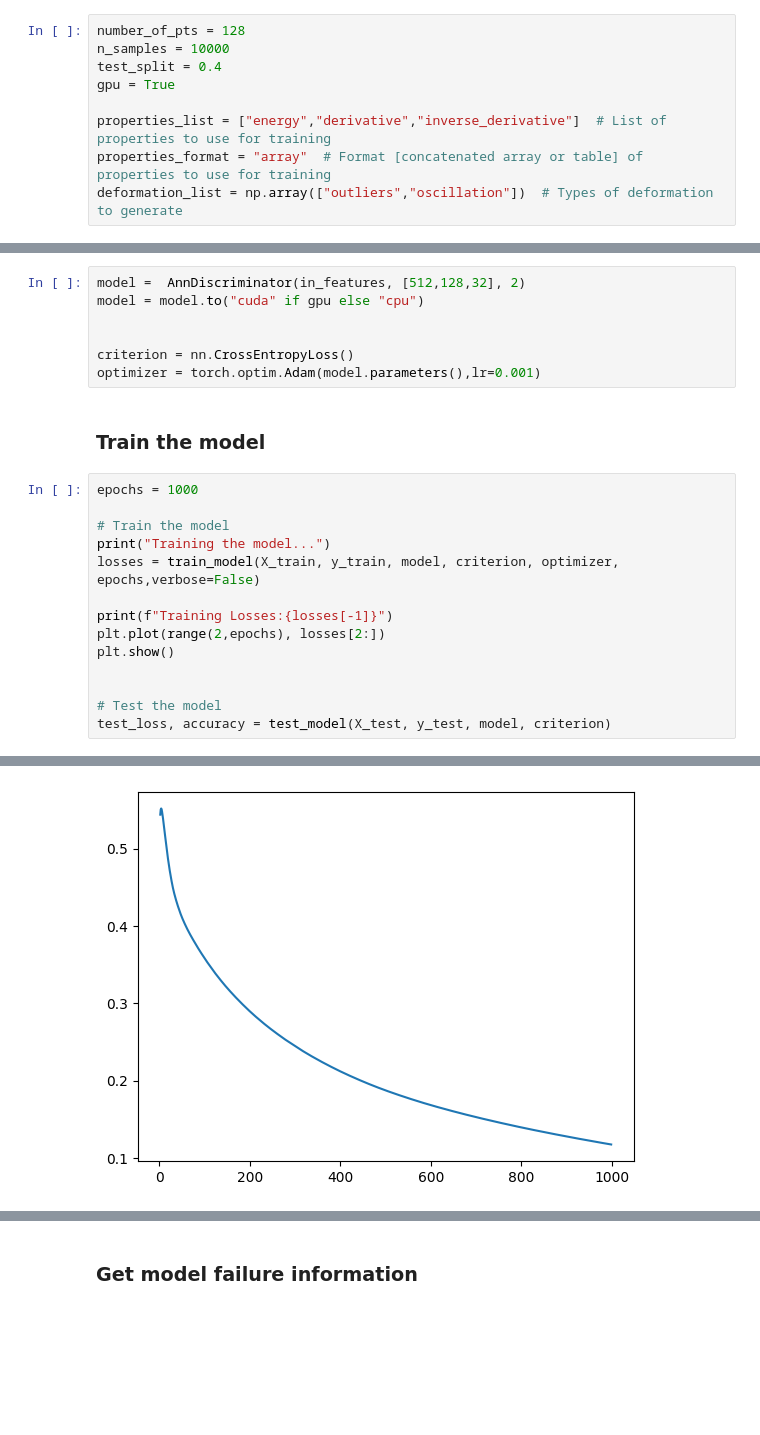
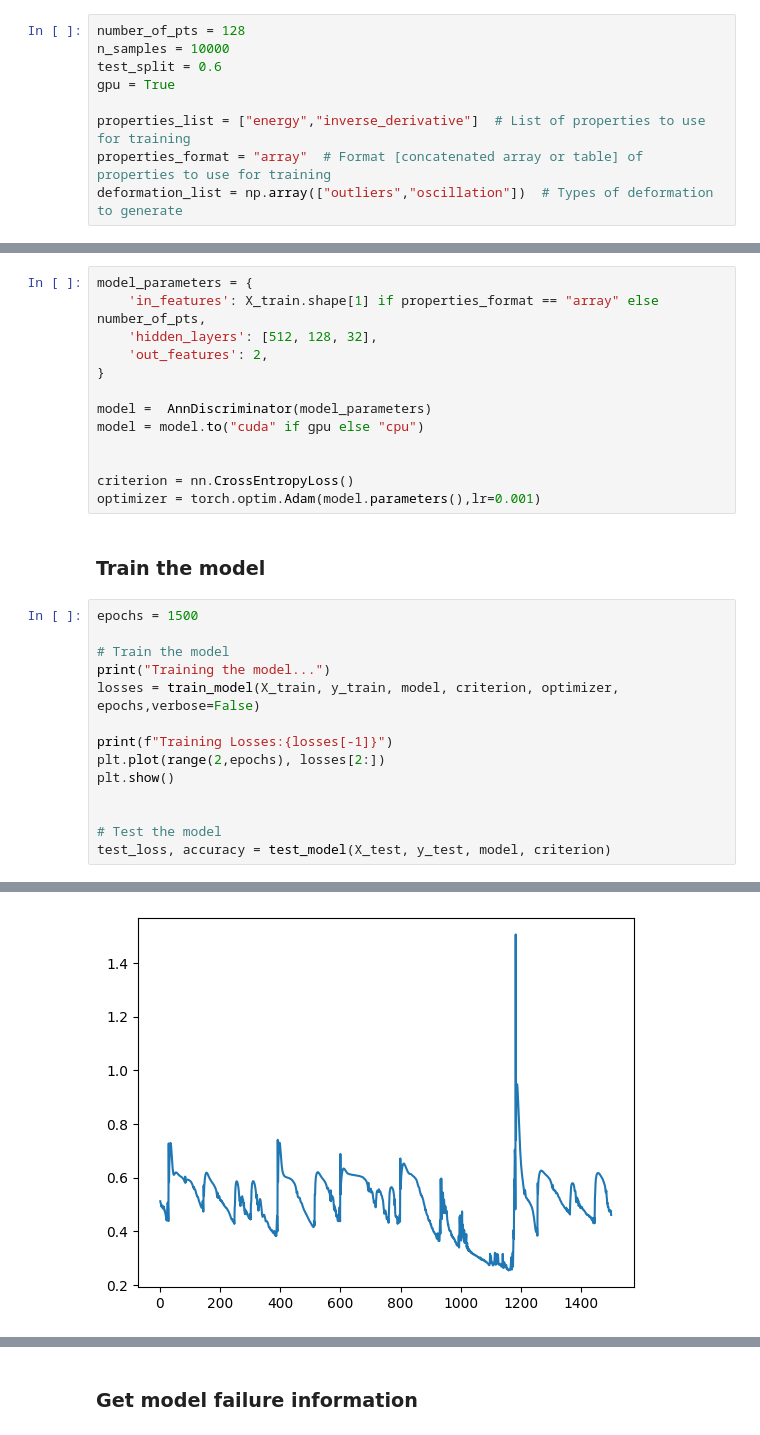
Before and after one commit to abatista-planas/PES_DL, a Jupyter notebook: scripts/main_pes_1D.ipynb, the cells around one changed output, grey strips where cells are left out. Saved outputs shown, nothing was run; the diff lists cells and outputs as text; blank space fills up the shorter version.

```diff
--- a/scripts/main_pes_1D.ipynb
+++ b/scripts/main_pes_1D.ipynb
@@ -15,10 +15,10 @@ from pes_1D.visualization import sample_visualization   # type: ignore
 # %%
 number_of_pts = 128
 n_samples = 10000
-test_split = 0.4
+test_split = 0.6
 gpu = True
 
-properties_list = ["energy","derivative","inverse_derivative"]  # List of properties to use for training
+properties_list = ["energy","inverse_derivative"]  # List of properties to use for training
 properties_format = "array"  # Format [concatenated array or table] of properties to use for training
 deformation_list = np.array(["outliers","oscillation"])  # Types of deformation to generate
 # %% [markdown]
@@ -42,7 +40,13 @@ sample_visualization(df_samples)
 # %% [markdown]
 ### Discriminator model definition
 # %%
-model =  AnnDiscriminator(in_features, [512,128,32], 2)
+model_parameters = {
+    'in_features': X_train.shape[1] if properties_format == "array" else number_of_pts,
+    'hidden_layers': [512, 128, 32],
+    'out_features': 2,
+}
+
+model =  AnnDiscriminator(model_parameters)
 model = model.to("cuda" if gpu else "cpu")
 
 
@@ -51,7 +55,7 @@ optimizer = torch.optim.Adam(model.parameters(),lr=0.001)
 # %% [markdown]
 ### Train the model
 # %%
-epochs = 1000
+epochs = 1500
 
 # Train the model
 print("Training the model...")
@@ -70,2 +74,2 @@ Training Losses:0.11726556718349457
-[figure, old version]
+[figure, new version]
 Evaluation:
```
Also changed, not shown: parts of 3 cells of this notebook, 3 other files.
